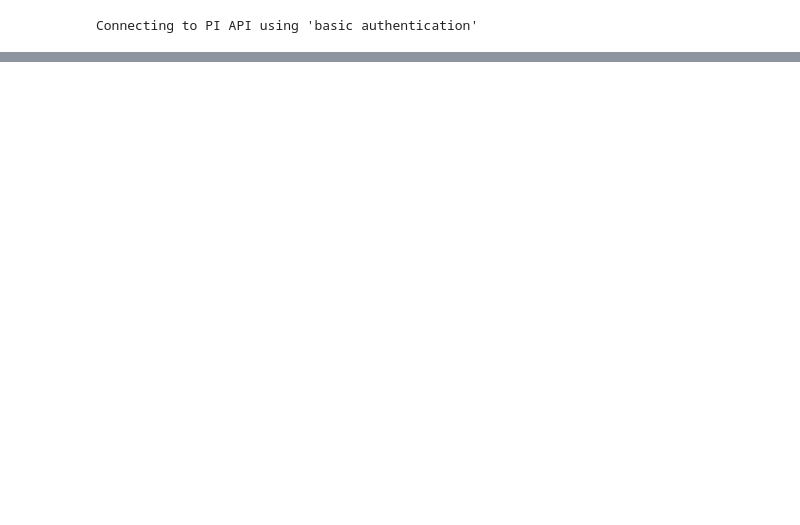
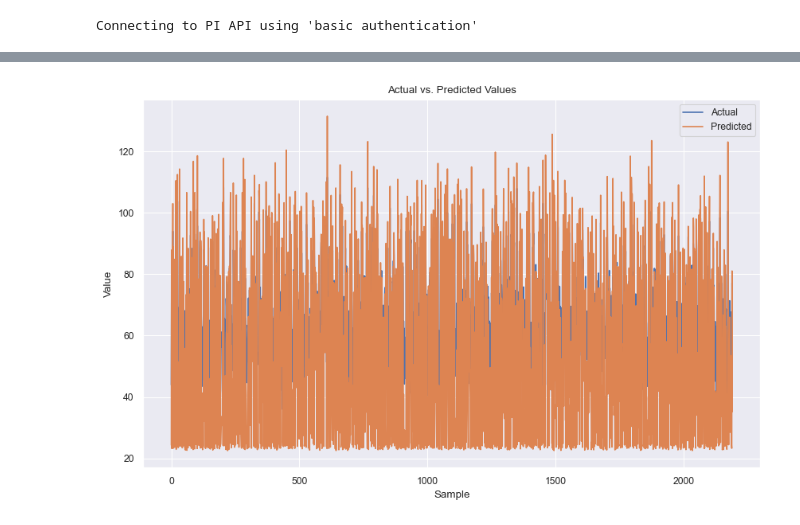
Before and after one commit to sanab123/Pytorch-Project, a Jupyter notebook: Pytorch-OAT.ipynb, the cells around one changed output, grey strips where cells are left out. Saved outputs shown, nothing was run; the diff lists cells and outputs as text; code cells hidden in the pictures; blank space fills up the shorter version.

```diff
--- a/Pytorch-OAT.ipynb
+++ b/Pytorch-OAT.ipynb
@@ -134,0 +212,7 @@ plt.plot(loss_arr)
+# %%
+# Instantiate the model and loss function
+model = SimpleModel(input_size=input_data.shape[1])
+criterion = nn.MSELoss()  # Mean Squared Error loss
+optimizer = optim.Adam(model.parameters(), lr=0.001)  # Learning rate
+# %%
+model.load_state_dict(torch.load('trained_model.pth'))  # Load the trained model
@@ -134,0 +252,24 @@ plt.plot(loss_arr)
+# %%
+# Set the model to evaluation mode
+model.eval()
+
+# Make predictions on the test data
+with torch.no_grad():
+    test_outputs_pred = model(X_test)
+# %%
+# Convert predictions and actual values to NumPy arrays
+test_outputs_pred = test_outputs_pred.numpy()
+y_test = y_test.numpy()
+# %%
+# Plot the actual vs. predicted values
+plt.figure(figsize=(10, 6))
+plt.plot(y_test, label='Actual')
+plt.plot(test_outputs_pred, label='Predicted')
+plt.xlabel('Sample')
+plt.ylabel('Value')
+plt.title('Actual vs. Predicted Values')
+plt.legend()
+plt.grid(True)
+plt.show()
+# %% [output]
+[figure, added]
```
Also changed, not shown: parts of 38 cells of this notebook.
